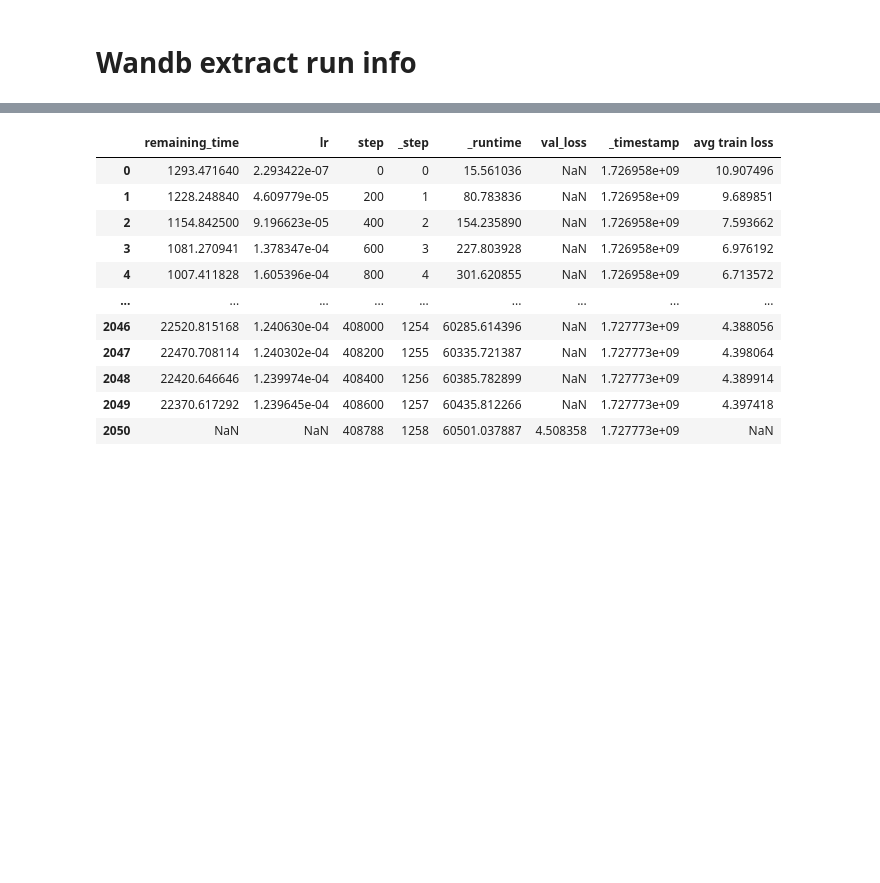
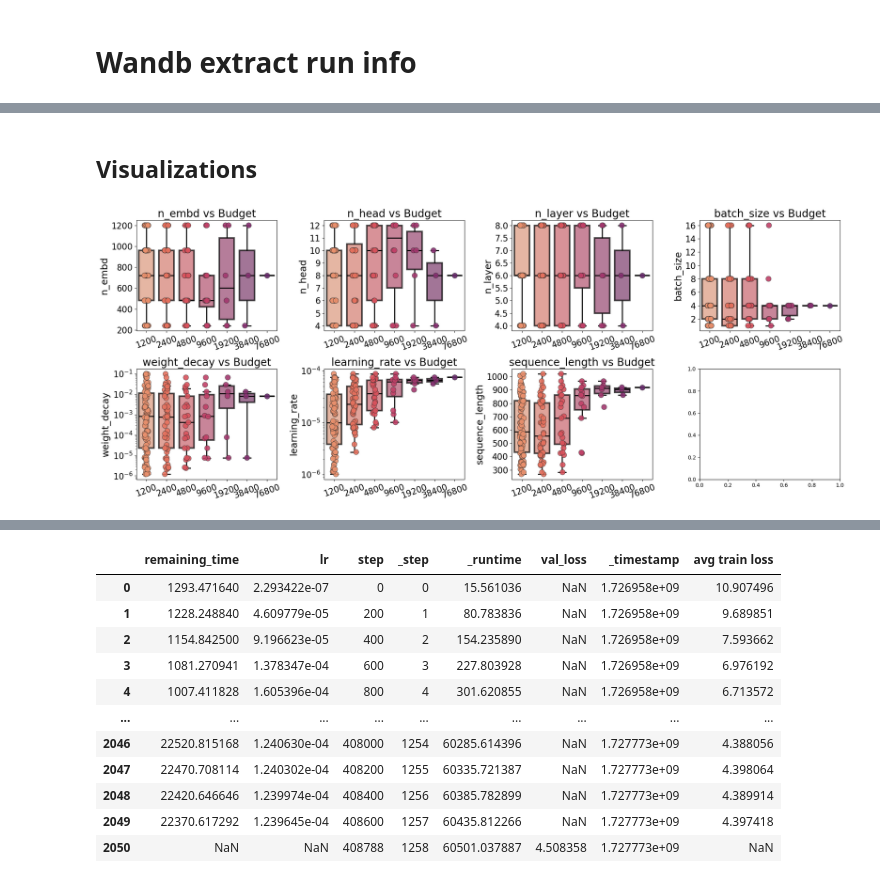
Before and after one commit to omarswelam/llm.c, a Jupyter notebook: HPO_playground.ipynb, the cells around one changed output, grey strips where cells are left out. Saved outputs shown, nothing was run; the diff lists cells and outputs as text; code cells hidden in the pictures; blank space fills up the shorter version.

```diff
--- a/HPO_playground.ipynb
+++ b/HPO_playground.ipynb
@@ -89,0 +97,47 @@ Text(0.5, 1.0, 'Training Loss over Time')
+# %%
+budgets = [1200 * 2**(i) for i in range(7)]
+df_configs = pd.DataFrame([runs_total[name]["config"] for name in runs_total])
+df_configs["budget"] = [runs_total[name]["budget"] for name in runs_total]
+df_configs["max_budget"] = df_configs["budget"]
+# replicate configs for each budgets in list budgets, smaller than budget in row
+for row in df_configs.iterrows():
+    for b in budgets:
+        if row[1]["budget"] > b:
+            row_dict = row[1].copy()
+            row_dict["budget"] = b
+            df_configs = pd.concat([df_configs, pd.DataFrame([row_dict])], ignore_index=True)
+
+configs = list(list(runs_total.values())[0]["config"].keys())
+configs.remove("model")
+# %% [markdown]
+## Visualizations
+# %%
+boxprops = {'edgecolor': 'k', 'linewidth': 3, 'alpha': 0.7}
+lineprops = {'color': 'k', 'linewidth': 2}
+boxplot_kwargs = {'boxprops': boxprops, 'medianprops': lineprops,
+                  'whiskerprops': lineprops, 'capprops': lineprops,
+                  'width': 0.75, 'palette': 'flare'}
+
+stripplot_kwargs = {'linewidth': 0.6, 'size': 10, 'alpha': 0.9,
+                    'palette': 'flare'}
+
+# loop over all configs and plot them in subplots over 3 columms
+fig, axes = plt.subplots(2, 4, figsize=(20, 8))
+for i, config in enumerate(configs):
+    sns.boxplot(data=df_configs, x='budget', y=config, showfliers=False, ax=axes[i//4, i%4], **boxplot_kwargs)
+    sns.stripplot(data=df_configs, x='budget', y=config, jitter=True, ax=axes[i//4, i%4], **stripplot_kwargs)
+
+    # Set log scale for specific configurations
+    if config in ["learning_rate", "weight_decay"]:
+        axes[i//4, i%4].set_yscale('log')
+
+    axes[i//4, i%4].set_xlabel("").set_visible(False)
+    axes[i//4, i%4].set_ylabel(config, fontsize=18)
+    axes[i//4, i%4].set_xticklabels(axes[i//4, i%4].get_xticklabels(), rotation=20, fontsize=16)
+    axes[i//4, i%4].set_yticklabels(axes[i//4, i%4].get_yticklabels(), fontsize=16)
+    axes[i//4, i%4].set_title(f'{config} vs Budget', fontsize=20)
+
+plt.tight_layout()
+plt.show()
+# %% [output]
+[figure, added]
```
Also changed, not shown: parts of 11 cells of this notebook.
